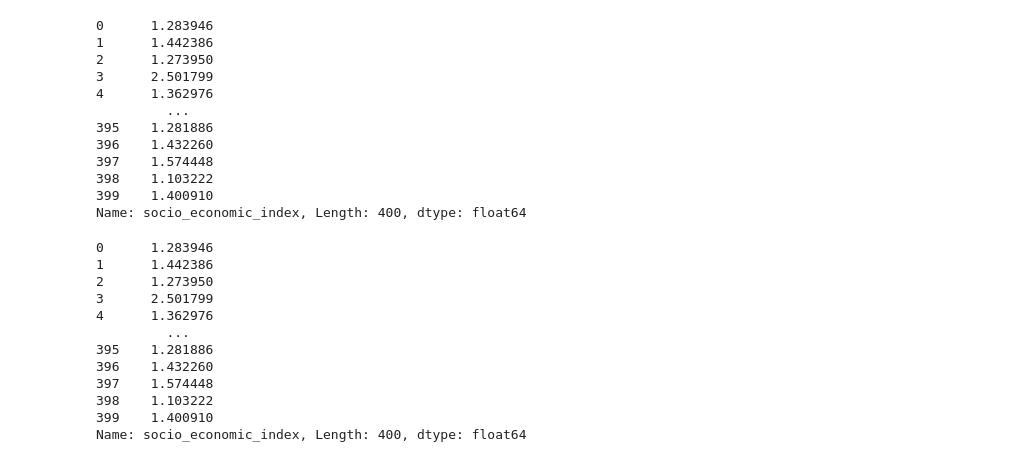
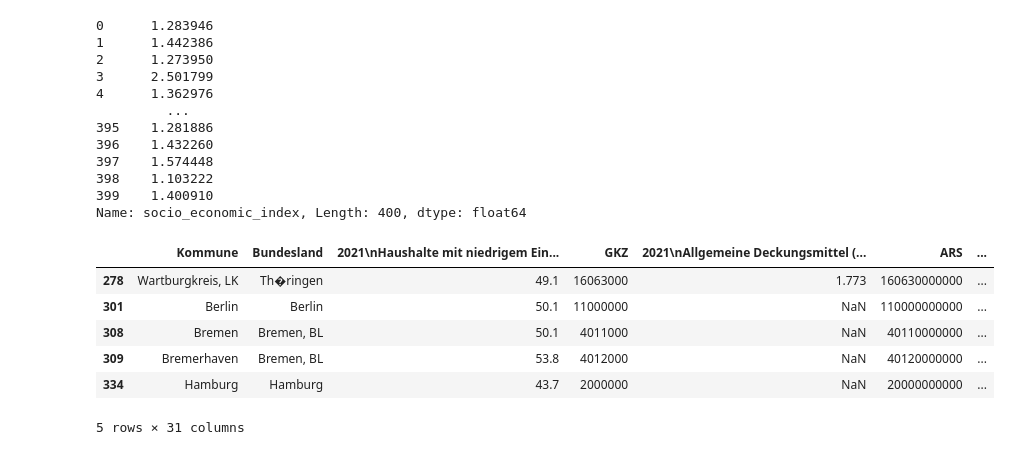
Before and after one commit to ChangeByteByByte/data4good, a Jupyter notebook: create_socioeconomic_index.ipynb, the cells around one changed output. Cells and saved outputs as stored; diff of their text form; code cells hidden in the pictures.

Commit message:
fix holes and do change socio_economic calculation

```diff
--- a/create_socioeconomic_index.ipynb
+++ b/create_socioeconomic_index.ipynb
@@ -24,12 +24,26 @@ econ_df
 400 rows × 12 columns
 # %%
 import numpy as np
-# %%
-# Replace 'k.A.' with NaN to make calculations possible
-econ_df.replace('k.A.', np.nan, inplace=True)
-
-# Convert columns to numeric (if they aren't already) and handle errors
-df = econ_df.apply(pd.to_numeric, errors='coerce')
-
-# Replace NaN with the average of the column
-df.fillna(df.mean(), inplace=True)
+# %%
+for col in econ_df.columns:
+    if "2021" not in col:
+        continue
+    values = econ_df[col]
+    s = 0
+    c = 0
+    for value in values:
+        has_kA = False
+        if type(value) == str and "k.A." in value:
+            has_kA = True
+            continue
+        if (type(value) == str):
+            s += float(value.replace(",", "."))
+        else:
+            s += value
+        c += 1
+    mean = s/c
+    # print((econ_df[col] == "k.A. ").sum())
+    # print(econ_df[col].isna().sum())
+    if has_kA:
+        econ_df.loc[econ_df[col].str.contains("k.A.", na=False), col] = str(mean)
+    print(mean)
@@ -95,17 +126,12 @@ Name: socio_economic_index, Length: 400, dtype: float64
 # %%
 econ_df.to_csv("data/socioeconomic_factors_new.csv")
 # %%
-econ_df["socio_economic_index"]
+econ_df[econ_df["socio_economic_index"].isna()]
 # %% [output]
+|  | Kommune | Bundesland | 2021\nHaushalte mit niedrigem Ein... | GKZ | 2021\nAllgemeine Deckungsmittel (... | ARS | ... |
+| 278 | Wartburgkreis, LK | Th�ringen | 49.1 | 16063000 | 1.773 | 160630000000 | ... |
+| 301 | Berlin | Berlin | 50.1 | 11000000 | NaN | 110000000000 | ... |
+| 308 | Bremen | Bremen, BL | 50.1 | 4011000 | NaN | 40110000000 | ... |
+| 309 | Bremerhaven | Bremen, BL | 53.8 | 4012000 | NaN | 40120000000 | ... |
+| 334 | Hamburg | Hamburg | 43.7 | 2000000 | NaN | 20000000000 | ... |
-0      1.283946
-1      1.442386
-2      1.273950
-3      2.501799
-4      1.362976
-         ...
-395    1.281886
-396    1.432260
-397    1.574448
-398    1.103222
-399    1.400910
-Name: socio_economic_index, Length: 400, dtype: float64
+5 rows × 31 columns
```
Also changed, not shown: parts of 3 cells of this notebook, 1 other file.
